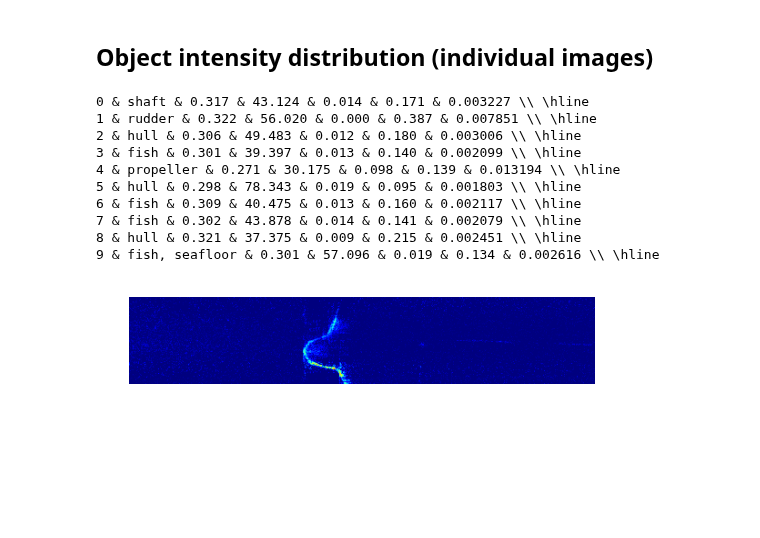
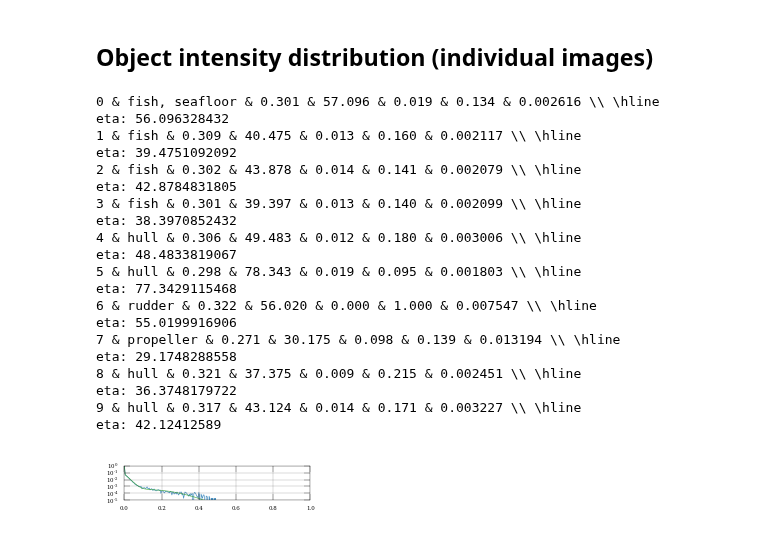
Before and after one commit to pvazteixeira/multibeam, a Jupyter notebook: dev/feature-mixture-model.ipynb, the cells around one changed output. Saved outputs shown, nothing was run; the diff lists cells and outputs as text; code cells hidden in the pictures; blank space fills up the shorter version.

Commit message:
cleaner mixture model notebook

```diff
--- a/dev/feature-mixture-model.ipynb
+++ b/dev/feature-mixture-model.ipynb
@@ -70,8 +70,8 @@ def kld(sample, reference):
 # %% [markdown]
 ### Load background data set
 # %%
-bg_image_list = glob('../data/background/*.png') # window set to 2.25m to 11.25m
-bg_config_list = glob('../data/background/*.json')
+bg_image_list = sorted(glob('../data/background/*.png')) # window set to 2.25m to 11.25m
+bg_config_list = sorted(glob('../data/background/*.json'))
 print len(bg_image_list),'image files,',len(bg_config_list),'config files'
 # %% [output]
 116 image files, 116 config files
@@ -128,10 +128,15 @@ sum: 1.0
 # %% [markdown]
 ### Load test data set
 # %%
-test_image_list = glob('../data/test/*.png') # window set to 2.25m to 11.25m
+test_image_list = sorted(glob('../data/test/*.png')) # window set to 2.25m to 11.25m
 print len(test_image_list),'image files'
-test_config_list = glob('../data/test/*.json')
+test_config_list = sorted(glob('../data/test/*.json'))
 print len(test_config_list),'config files'
+
+for i in range(0,len(test_image_list)):
+    print(test_image_list[i])
+    print(test_config_list[i])
+    print(' ')
 # %% [output]
 10 image files
 10 config files
@@ -221,7 +221,9 @@ def background(x, pi1, pi2, l1, l2):
 # %%
 rcParams['font.size'] = 4
 
-description=('shaft','rudder','hull','fish','propeller','hull','fish','fish','hull','fish, seafloor')
+# description=('shaft','rudder','hull','fish','propeller','hull','fish','fish','hull','fish, seafloor')
+description=('fish, seafloor','fish','fish','fish','hull','hull','rudder','propeller','hull','hull')
+
 
 pi1 = np.zeros(10)
 pi2 = np.zeros(10)
@@ -234,61 +236,73 @@ for idx in range(0,len(test_image_list)):
     image = didson.deconvolve(image)
     image = didson.removeTaper(image)
 
-    plt.figure()
-    plt.imshow(image.transpose(),vmin=0,vmax=1)
-    plt.axis('off')
+#     plt.figure()
+#     plt.imshow(image.transpose(),vmin=0,vmax=1)
+#     plt.axis('off')
 
     bins = np.linspace(0, 1.0, 256 )
     hi = np.histogram(image[:],bins)
 
     x = hi[1][:-1].astype(np.float64)
     h_test = hi[0][:].astype(np.float64)
     h_test/=(0.0+np.sum(h_test))
 
     try:
         p, v = curve_fit(mixture, x, h_test, p0=[0.3, 0.02, 0.02, 0.15],bounds=([0,0,0.0,0],[0.5,0.5,1.0,1.0]))
 #         print 'pi1:', p[0], 'l1:',p[2]
 #         print('pi1=%.3f, l1= %.3f' % (p[0], 1.0/p[2]))
 #         print 'pi2:', p[1], 'l2:',p[3]
 #         print('pi2=%.3f, l2= %.3f' % (p[1], 1.0/p[3]))
 #         print('pi0=%.3f' % (1-p[0]-p[1]))
         p_test = mixture(x,p[0],p[1],p[2],p[3])
         kldv = kld(h_test, p_test)
         print idx,'&',description[idx],('& %.3f & %.3f & %.3f & %.3f & %.6f \\\\ \\hline' % ( p[0], 1.0/p[2], p[1], p[3], kldv))
         pi1[idx] = p[0]
         s1[idx]  = p[2]
         pi2[idx] = p[1]
         s2[idx]  = p[3]
+
+        print 'eta:',(1-p[2])/(p[2])
     except RuntimeError:
         print 'FAILED!'
         continue
 
-#     plt.figure(figsize=(2.4,0.45))
-#     plt.plot(x, h_test,color='#1f78b4',alpha=0.8,linewidth=0.5)
-#     plt.plot(x, p_test,color='#33a02c',alpha=0.8,linewidth=0.5)
-#     plt.xlim([0,1])
-#     plt.ylim([1e-5,1e0])
+    plt.figure(figsize=(2.4,0.45))
+    plt.plot(x, h_test,color='#1f78b4',alpha=0.8,linewidth=0.5)
+    plt.plot(x, p_test,color='#33a02c',alpha=0.8,linewidth=0.5)
+    plt.xlim([0,1])
+    plt.ylim([1e-5,1e0])
 #     plt.xlabel('$y$')
 #     plt.ylabel('$p_Y(y)$')
-#     plt.yscale('log')
-#     plt.grid(linewidth=.2,linestyle='-',alpha=0.5)
-#     ax = plt.gca()
-#     for side in ('top','bottom','left','right'):
-#         ax.spines[side].set_linewidth(0.2)
-#     ax.tick_params(width=0.2)
-#     plt.minorticks_off()
-#     plt.savefig('test_mixture_'+str(idx)+'.pdf',dpi=600,bbox_inches='tight',transparent=True,pad_inches=0.02) # no transparency on eps!
+    plt.yscale('log')
+    plt.grid(linewidth=.2,linestyle='-',alpha=0.5)
+    ax = plt.gca()
+    for side in ('top','bottom','left','right'):
+        ax.spines[side].set_linewidth(0.2)
+    ax.tick_params(width=0.2)
+    plt.minorticks_off()
+    plt.savefig('test_mixture_'+str(idx)+'.pdf',dpi=600,bbox_inches='tight',transparent=True,pad_inches=0.02) # no transparency on eps!
 
-rcParams['font.size'] = 10 # default value
+# rcParams['font.size'] = 10 # default value
 # %% [output]
-0 & shaft & 0.317 & 43.124 & 0.014 & 0.171 & 0.003227 \\ \hline
-1 & rudder & 0.322 & 56.020 & 0.000 & 0.387 & 0.007851 \\ \hline
-2 & hull & 0.306 & 49.483 & 0.012 & 0.180 & 0.003006 \\ \hline
+0 & fish, seafloor & 0.301 & 57.096 & 0.019 & 0.134 & 0.002616 \\ \hline
+eta: 56.096328432
+1 & fish & 0.309 & 40.475 & 0.013 & 0.160 & 0.002117 \\ \hline
+eta: 39.4751092092
+2 & fish & 0.302 & 43.878 & 0.014 & 0.141 & 0.002079 \\ \hline
+eta: 42.8784831805
 3 & fish & 0.301 & 39.397 & 0.013 & 0.140 & 0.002099 \\ \hline
-4 & propeller & 0.271 & 30.175 & 0.098 & 0.139 & 0.013194 \\ \hline
+eta: 38.3970852432
+4 & hull & 0.306 & 49.483 & 0.012 & 0.180 & 0.003006 \\ \hline
+eta: 48.4833819067
 5 & hull & 0.298 & 78.343 & 0.019 & 0.095 & 0.001803 \\ \hline
-6 & fish & 0.309 & 40.475 & 0.013 & 0.160 & 0.002117 \\ \hline
-7 & fish & 0.302 & 43.878 & 0.014 & 0.141 & 0.002079 \\ \hline
+eta: 77.3429115468
+6 & rudder & 0.322 & 56.020 & 0.000 & 1.000 & 0.007547 \\ \hline
+eta: 55.0199916906
+7 & propeller & 0.271 & 30.175 & 0.098 & 0.139 & 0.013194 \\ \hline
+eta: 29.1748288558
 8 & hull & 0.321 & 37.375 & 0.009 & 0.215 & 0.002451 \\ \hline
-9 & fish, seafloor & 0.301 & 57.096 & 0.019 & 0.134 & 0.002616 \\ \hline
+eta: 36.3748179722
+9 & hull & 0.317 & 43.124 & 0.014 & 0.171 & 0.003227 \\ \hline
+eta: 42.12412589
-[figure, old version]
+[figure, new version]
```
Also changed, not shown: parts of 27 cells of this notebook.
